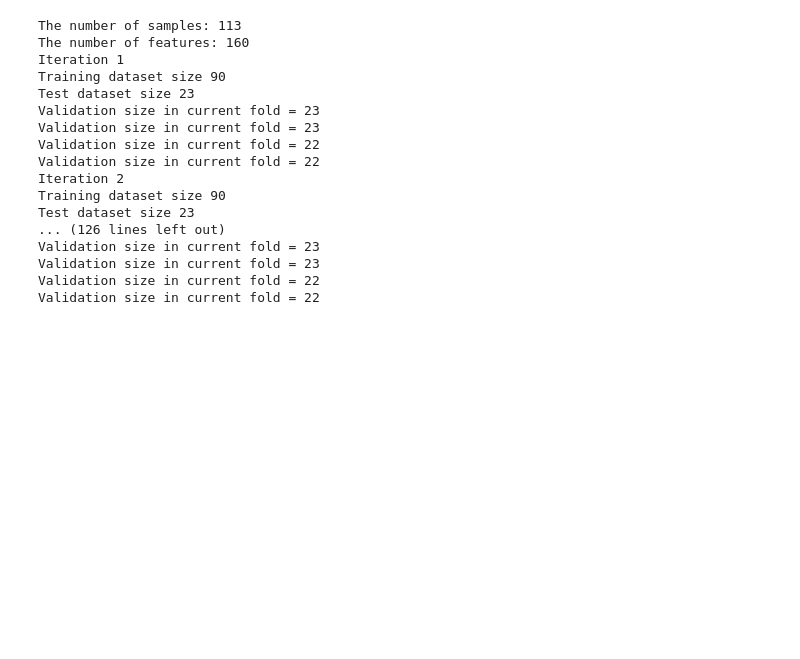
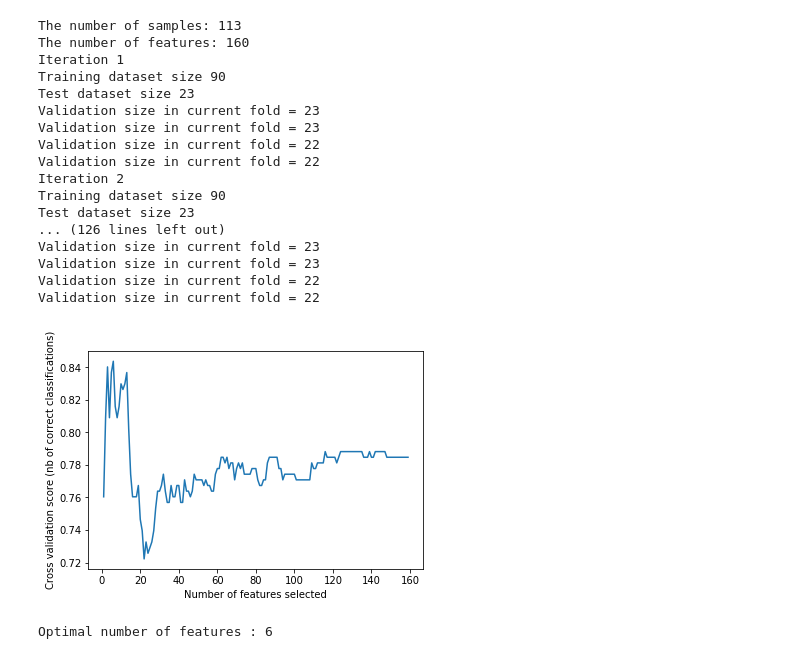
Before and after one commit to puckgroen/TM10007_PROJECT, a Jupyter notebook: splitting_data.ipynb, the cells around one changed output. Saved outputs shown, nothing was run; the diff lists cells and outputs as text; code cells hidden in the pictures; blank space fills up the shorter version.

Commit message:
adding preprocessing to splitting data

```diff
--- a/splitting_data.ipynb
+++ b/splitting_data.ipynb
@@ -56,0 +78,31 @@ Validation size in current fold = 22
+# %%
+# 1. Scaling (standard, min max, robust)
+
+# Scale the data to be normal
+scaler = preprocessing.StandardScaler()
+# scaler = preprocessing.MinMaxScaler()
+# scaler = preprocessing.RobustScaler()
+scaler.fit(X_train)
+X_train_scaled = scaler.transform(X_train)
+# %%
+# 2. Feature selection/extraction
+# Create the Recursive Feature Elimination object and compute a cross-validated score.
+svc = svm.SVC(kernel="linear")
+
+# classifications
+rfecv = feature_selection.RFECV(
+    estimator=svc, step=1,
+    cv=model_selection.StratifiedKFold(4),
+    scoring='roc_auc')
+rfecv.fit(X_train_scaled, y_train)
+
+# Plot number of features VS. cross-validation scores
+plt.figure()
+plt.xlabel("Number of features selected")
+plt.ylabel("Cross validation score (nb of correct classifications)")
+plt.plot(range(1, len(rfecv.grid_scores_) + 1), rfecv.grid_scores_)
+plt.show()
+print("Optimal number of features : %d" % rfecv.n_features_)
+# %% [output]
+[figure, added]
+Optimal number of features : 6
```
Also changed, not shown: parts of 2 cells of this notebook.
